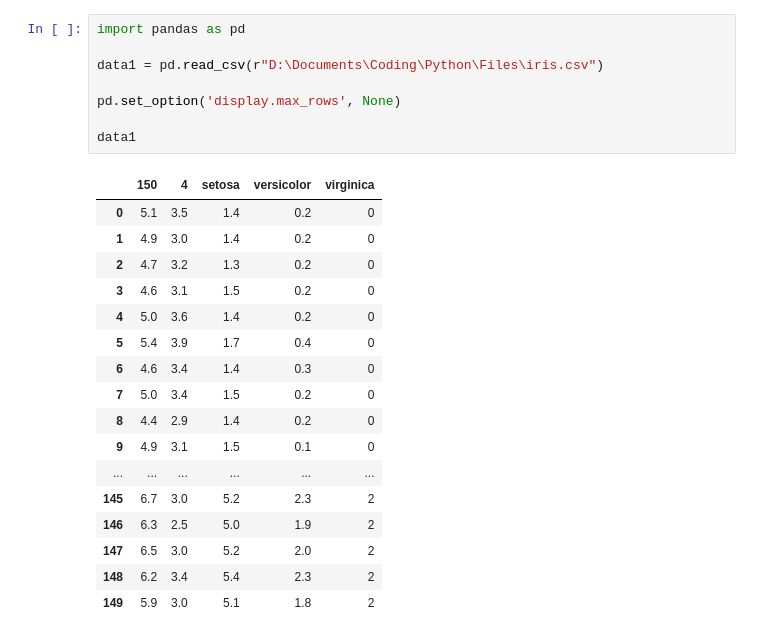
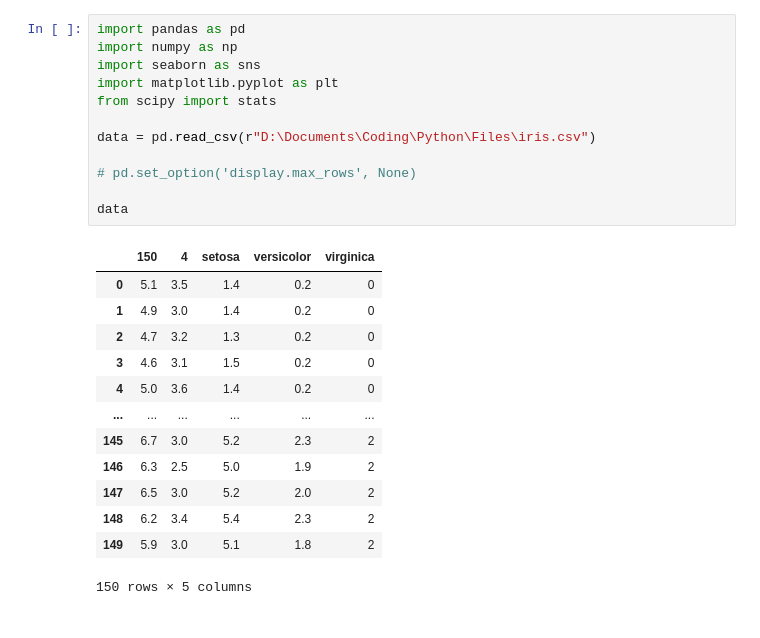
Before and after one commit to Sahadipankar/College-Practice-Coding, a Jupyter notebook: Python/Jupyter Notebook/Iris_Dipankar_Saha.ipynb, the cells around one changed output. Saved outputs shown, nothing was run; the diff lists cells and outputs as text.

```diff
--- a/Python/Jupyter Notebook/Iris_Dipankar_Saha.ipynb
+++ b/Python/Jupyter Notebook/Iris_Dipankar_Saha.ipynb
@@ -1,27 +1,27 @@
 # %%
 import pandas as pd
+import numpy as np
+import seaborn as sns
+import matplotlib.pyplot as plt
+from scipy import stats
 
-data1 = pd.read_csv(r"D:\Documents\Coding\Python\Files\iris.csv")
+data = pd.read_csv(r"D:\Documents\Coding\Python\Files\iris.csv")
 
-pd.set_option('display.max_rows', None)
+# pd.set_option('display.max_rows', None)
 
-data1
+data
 # %% [output]
 |  | 150 | 4 | setosa | versicolor | virginica |
 | 0 | 5.1 | 3.5 | 1.4 | 0.2 | 0 |
 | 1 | 4.9 | 3.0 | 1.4 | 0.2 | 0 |
 | 2 | 4.7 | 3.2 | 1.3 | 0.2 | 0 |
 | 3 | 4.6 | 3.1 | 1.5 | 0.2 | 0 |
 | 4 | 5.0 | 3.6 | 1.4 | 0.2 | 0 |
-| 5 | 5.4 | 3.9 | 1.7 | 0.4 | 0 |
-| 6 | 4.6 | 3.4 | 1.4 | 0.3 | 0 |
-| 7 | 5.0 | 3.4 | 1.5 | 0.2 | 0 |
-| 8 | 4.4 | 2.9 | 1.4 | 0.2 | 0 |
-| 9 | 4.9 | 3.1 | 1.5 | 0.1 | 0 |
 | ... | ... | ... | ... | ... | ... |
 | 145 | 6.7 | 3.0 | 5.2 | 2.3 | 2 |
 | 146 | 6.3 | 2.5 | 5.0 | 1.9 | 2 |
 | 147 | 6.5 | 3.0 | 5.2 | 2.0 | 2 |
 | 148 | 6.2 | 3.4 | 5.4 | 2.3 | 2 |
 | 149 | 5.9 | 3.0 | 5.1 | 1.8 | 2 |
+150 rows × 5 columns
 # %%
```
Also changed, not shown: parts of 22 cells of this notebook, 6 other files.
